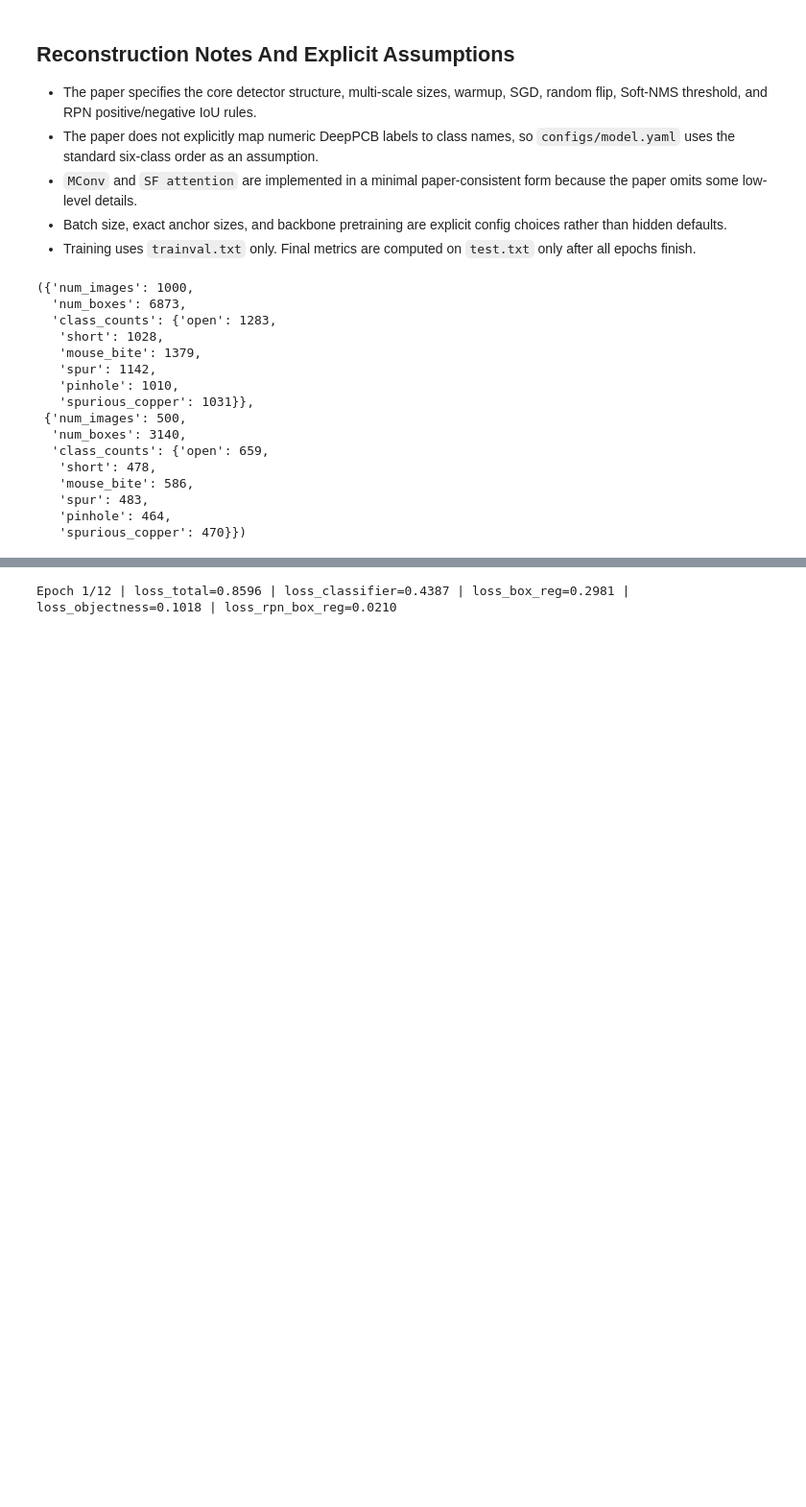
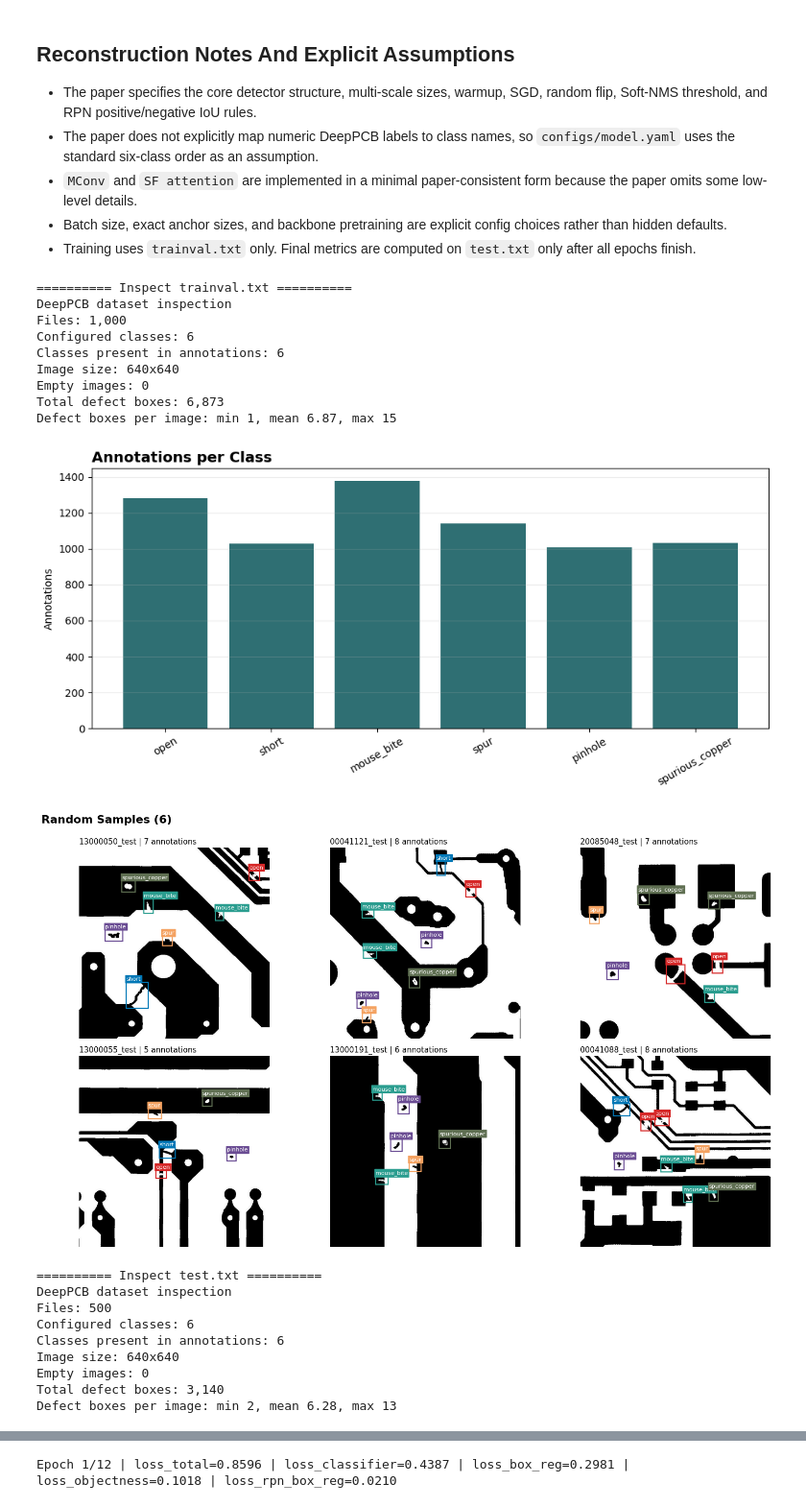
Before and after one commit to WiszeL/S1-Neuro-Symbolic-PCB-Defect-Detection, a Jupyter notebook: notebooks/01_train_deeppcb.ipynb, the cells around one changed output, grey strips where cells are left out. Shown at 96% size. Saved outputs shown, nothing was run; the diff lists cells and outputs as text; code cells hidden in the pictures; blank space fills up the shorter version.

Commit message:
Prepare Dataset polishing

```diff
--- a/notebooks/01_train_deeppcb.ipynb
+++ b/notebooks/01_train_deeppcb.ipynb
@@ -27,44 +15,38 @@ PROJECT_ROOT = Path.cwd().resolve()
 - `MConv` and `SF attention` are implemented in a minimal paper-consistent form because the paper omits some low-level details.
 - Batch size, exact anchor sizes, and backbone pretraining are explicit config choices rather than hidden defaults.
 - Training uses `trainval.txt` only. Final metrics are computed on `test.txt` only after all epochs finish.
-# %%
-model_config = load_yaml(PROJECT_ROOT / "configs/model.yaml")
-train_config = load_yaml(PROJECT_ROOT / "configs/train_deeppcb.yaml")
-train_config["dataset"]["root"] = str(PROJECT_ROOT / train_config["dataset"]["root"])
-train_config["artifacts"]["checkpoint_dir"] = str(
-    PROJECT_ROOT / train_config["artifacts"]["checkpoint_dir"]
-)
-train_config["artifacts"]["feature_export_dir"] = str(
-    PROJECT_ROOT / train_config["artifacts"]["feature_export_dir"]
-)
-class_names = tuple(model_config["model"]["class_names"])
-
-train_summary = summarize_deeppcb_split(
-    train_config["dataset"]["root"],
-    train_config["dataset"]["train_split"],
-    class_names=class_names,
-)
-test_summary = summarize_deeppcb_split(
-    train_config["dataset"]["root"],
-    train_config["dataset"]["test_split"],
-    class_names=class_names,
-)
-
-train_summary, test_summary
-# %% [output]
-({'num_images': 1000,
-  'num_boxes': 6873,
-  'class_counts': {'open': 1283,
-   'short': 1028,
-   'mouse_bite': 1379,
-   'spur': 1142,
-   'pinhole': 1010,
-   'spurious_copper': 1031}},
- {'num_images': 500,
-  'num_boxes': 3140,
-  'class_counts': {'open': 659,
-   'short': 478,
-   'mouse_bite': 586,
-   'spur': 483,
-   'pinhole': 464,
-   'spurious_copper': 470}})
+# %%
+from notebooks.util import resolve_root
+from neuro.config import load_yaml, NeuroTrainConfig
+from neuro.prepare import PCBDataset
+
+resolve_root()
+
+train_config = load_yaml("neuro_train.yaml", NeuroTrainConfig)
+
+train_dataset = PCBDataset(train_config, "trainval.txt")
+train_dataset.inspect()
+
+test_dataset = PCBDataset(train_config, "test.txt")
+test_dataset.inspect()
+# %% [output]
+========== Inspect trainval.txt ==========
+DeepPCB dataset inspection
+Files: 1,000
+Configured classes: 6
+Classes present in annotations: 6
+Image size: 640x640
+Empty images: 0
+Total defect boxes: 6,873
+Defect boxes per image: min 1, mean 6.87, max 15
+[figure, added]
+[figure, added]
+========== Inspect test.txt ==========
+DeepPCB dataset inspection
+Files: 500
+Configured classes: 6
+Classes present in annotations: 6
+Image size: 640x640
+Empty images: 0
+Total defect boxes: 3,140
+Defect boxes per image: min 2, mean 6.28, max 13
```
Also changed, not shown: parts of 3 cells of this notebook, 18 other files.
